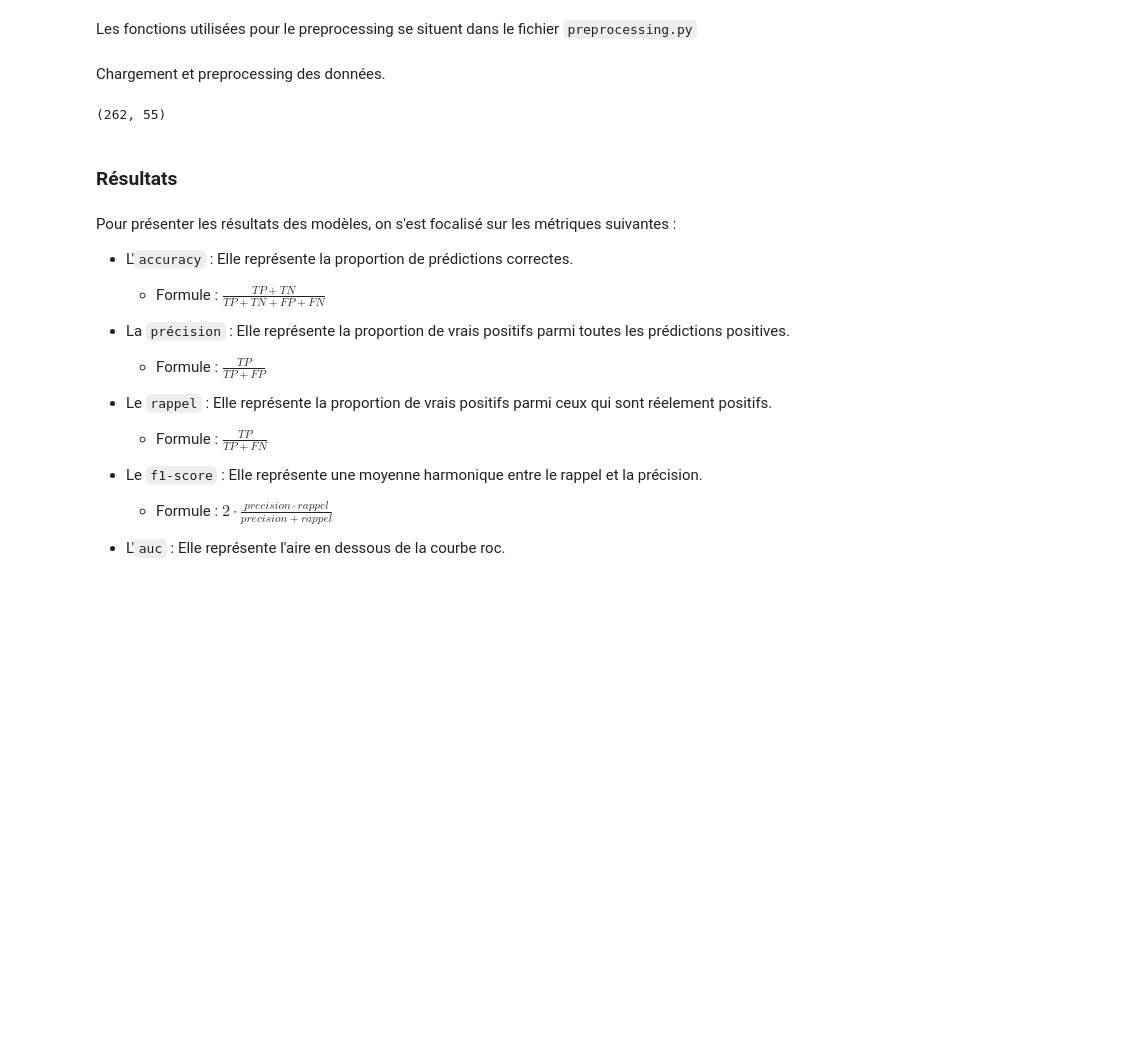
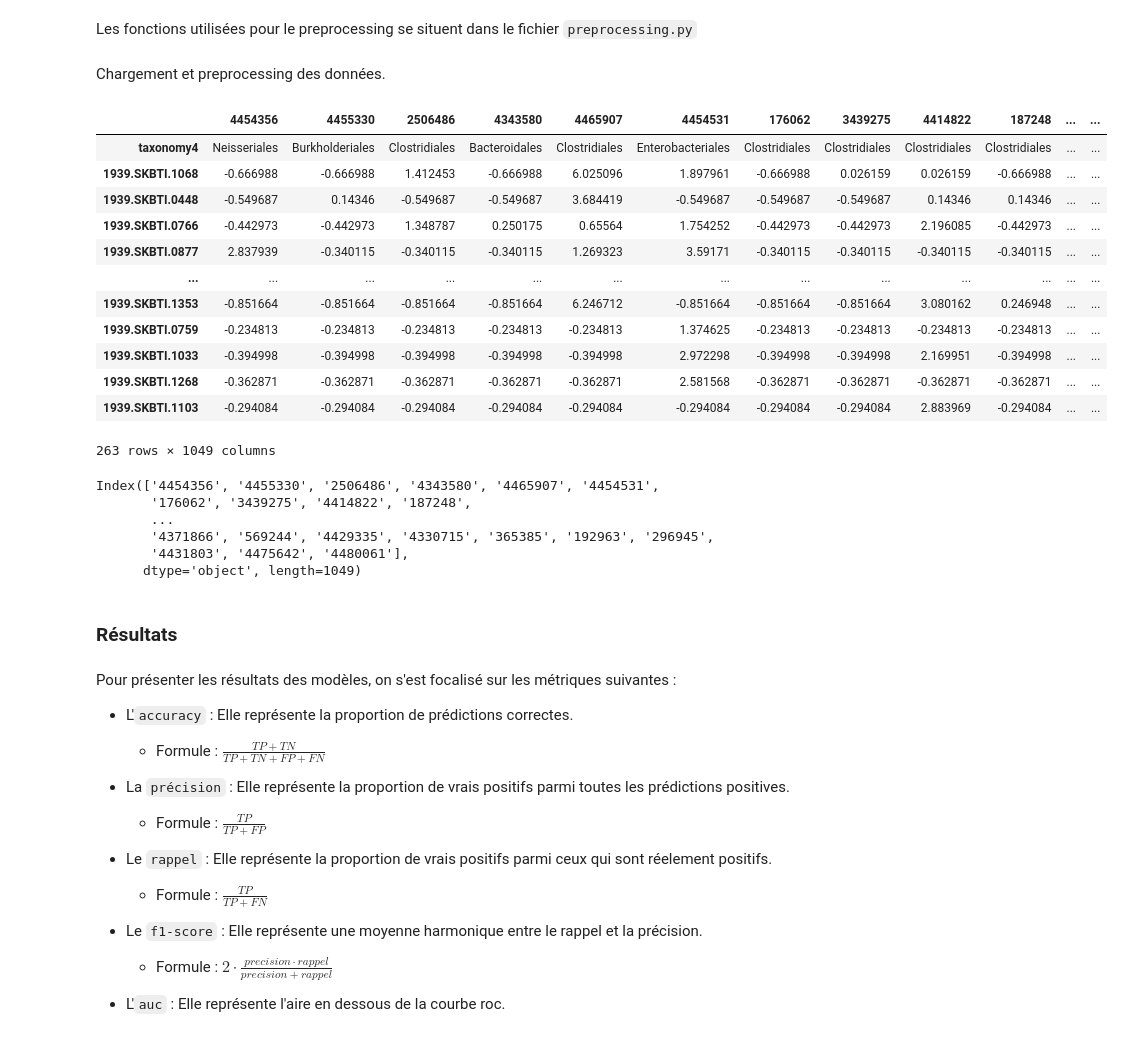
Before and after one commit to latall1017/MLB_PROJECT, a Jupyter notebook: Projet_MLB.ipynb, the cells around one changed output. Cells and saved outputs as stored; diff of their text form; code cells hidden in the pictures; blank space fills up the shorter version.

```diff
--- a/Projet_MLB.ipynb
+++ b/Projet_MLB.ipynb
@@ -46,5 +46,5 @@ Les données disponibles sont organisés en deux tableaux : les métadonnées de
 # %%
-data_path = "data.Rdata" # Dataset contenant les métadonnées des patients
+data_path = "data.Rdata"
 converted_data = rdata.read_rds(data_path)
 data_df = pd.DataFrame(converted_data['meta.full'])
 print(f"Dim data_df : {data_df.shape}")
@@ -53,5 +53,10 @@ otu_path = "otu.Rdata"
 converted_otu = rdata.read_rds(otu_path)
 otu_df = pd.DataFrame(converted_otu['otu.full'])
 print(f"Dim otu_df : {otu_df.shape}")
+
+tax_path = "taxonomy.Rdata"
+converted_tax = rdata.read_rds(tax_path)
+tax_df = pd.DataFrame(converted_tax['taxonomy'])
+print(f"Tax_df ---> {tax_df.shape}")
 # %% [output]
 Dim data_df : (284, 61)
@@ -117,14 +123,35 @@ Les fonctions utilisées pour le preprocessing se situent dans le fichier `prepr
 Chargement et preprocessing des données.
 # %%
 # Preprocessing et fusion des df
-merged_df = mergin(data_df,otu_df)
+merged_df = mergin(data_df,otu_df,tax_df)
 
 # Transformation de la variable à prédire.
 # merged_df["diagnosis"] = merged_df["diagnosis"].apply(lambda s : "healthy" if s =="no" else "disease")
 # %%
-merged_df.shape
+merged_df
 # %% [output]
+|  | 4454356 | 4455330 | 2506486 | 4343580 | 4465907 | 4454531 | 176062 | 3439275 | 4414822 | 187248 | ... | ... |
+| taxonomy4 | Neisseriales | Burkholderiales | Clostridiales | Bacteroidales | Clostridiales | Enterobacteriales | Clostridiales | Clostridiales | Clostridiales | Clostridiales | ... | ... |
+| 1939.SKBTI.1068 | -0.666988 | -0.666988 | 1.412453 | -0.666988 | 6.025096 | 1.897961 | -0.666988 | 0.026159 | 0.026159 | -0.666988 | ... | ... |
+| 1939.SKBTI.0448 | -0.549687 | 0.14346 | -0.549687 | -0.549687 | 3.684419 | -0.549687 | -0.549687 | -0.549687 | 0.14346 | 0.14346 | ... | ... |
+| 1939.SKBTI.0766 | -0.442973 | -0.442973 | 1.348787 | 0.250175 | 0.65564 | 1.754252 | -0.442973 | -0.442973 | 2.196085 | -0.442973 | ... | ... |
+| 1939.SKBTI.0877 | 2.837939 | -0.340115 | -0.340115 | -0.340115 | 1.269323 | 3.59171 | -0.340115 | -0.340115 | -0.340115 | -0.340115 | ... | ... |
+| ... | ... | ... | ... | ... | ... | ... | ... | ... | ... | ... | ... | ... |
+| 1939.SKBTI.1353 | -0.851664 | -0.851664 | -0.851664 | -0.851664 | 6.246712 | -0.851664 | -0.851664 | -0.851664 | 3.080162 | 0.246948 | ... | ... |
+| 1939.SKBTI.0759 | -0.234813 | -0.234813 | -0.234813 | -0.234813 | -0.234813 | 1.374625 | -0.234813 | -0.234813 | -0.234813 | -0.234813 | ... | ... |
+| 1939.SKBTI.1033 | -0.394998 | -0.394998 | -0.394998 | -0.394998 | -0.394998 | 2.972298 | -0.394998 | -0.394998 | 2.169951 | -0.394998 | ... | ... |
+| 1939.SKBTI.1268 | -0.362871 | -0.362871 | -0.362871 | -0.362871 | -0.362871 | 2.581568 | -0.362871 | -0.362871 | -0.362871 | -0.362871 | ... | ... |
+| 1939.SKBTI.1103 | -0.294084 | -0.294084 | -0.294084 | -0.294084 | -0.294084 | -0.294084 | -0.294084 | -0.294084 | 2.883969 | -0.294084 | ... | ... |
-(262, 55)
+263 rows × 1049 columns
+# %%
+merged_df["ag"]
+# %% [output]
+Index(['4454356', '4455330', '2506486', '4343580', '4465907', '4454531',
+       '176062', '3439275', '4414822', '187248',
+       ...
+       '4371866', '569244', '4429335', '4330715', '365385', '192963', '296945',
+       '4431803', '4475642', '4480061'],
+      dtype='object', length=1049)
 # %% [markdown]
 ### Résultats
 # %% [markdown]
```
Also changed, not shown: parts of 3 cells of this notebook, 54 other files.
